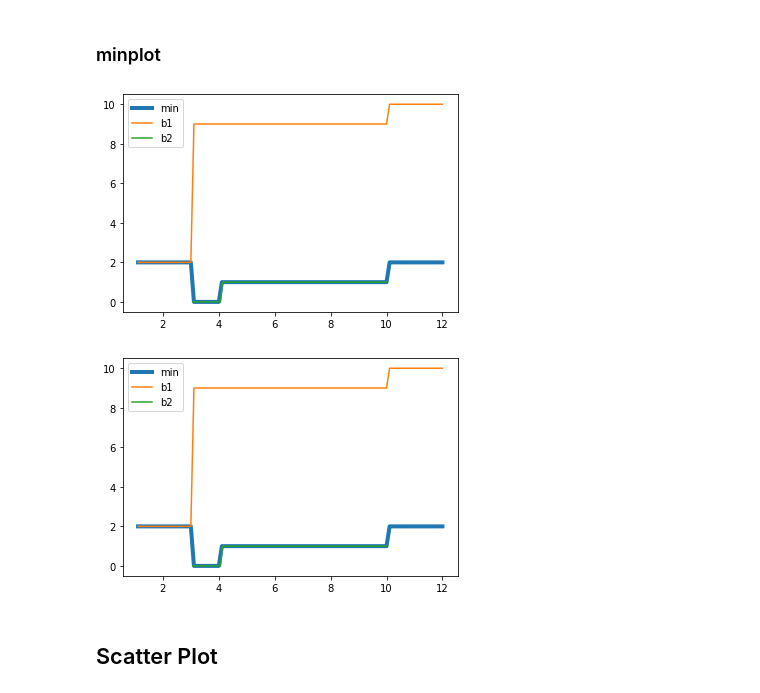
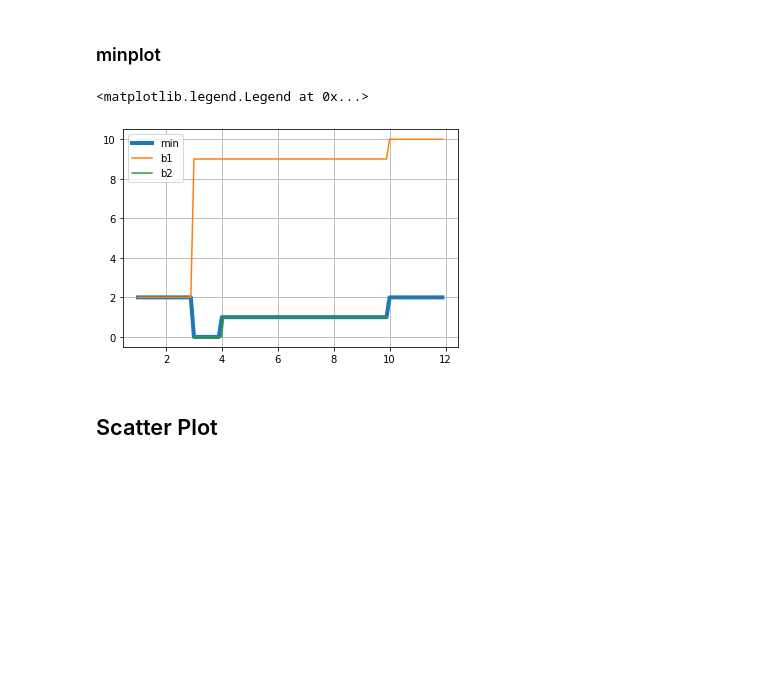
Before and after one commit to nariaki3551/SumExp, a Jupyter notebook: sumexp_expample1/example1.ipynb, the cells around one changed output. Cells and saved outputs as stored; diff of their text form; code cells hidden in the pictures; blank space fills up the shorter version.

```diff
--- a/sumexp_expample1/example1.ipynb
+++ b/sumexp_expample1/example1.ipynb
@@ -402,29 +364,29 @@ fig
 # %%
 # plot the min of two datasets
 fig, ax = sub_database.lineplot(
     xitem='time',
     yitem='value',
     label='min',
-    plot_type='minplot',
+    reduce_func=min,
     linewidth=4,
 )
 sub_database.sub(b='b1').lineplot(
     xitem='time',
     yitem='value',
     label='b1',
     fig=fig, ax=ax,
 )
 sub_database.sub(b='b2').lineplot(
     xitem='time',
     yitem='value',
     label='b2',
     fig=fig, ax=ax,
 )
+ax.grid('--')
 ax.legend()
-fig
 # %% [output]
+<matplotlib.legend.Legend at 0x...>
-[figure, old version]
+[figure, new version]
-[figure, removed]
 # %% [markdown]
 ## Scatter Plot
 # %%
```
Also changed, not shown: parts of 15 cells of this notebook, 2 other files.
